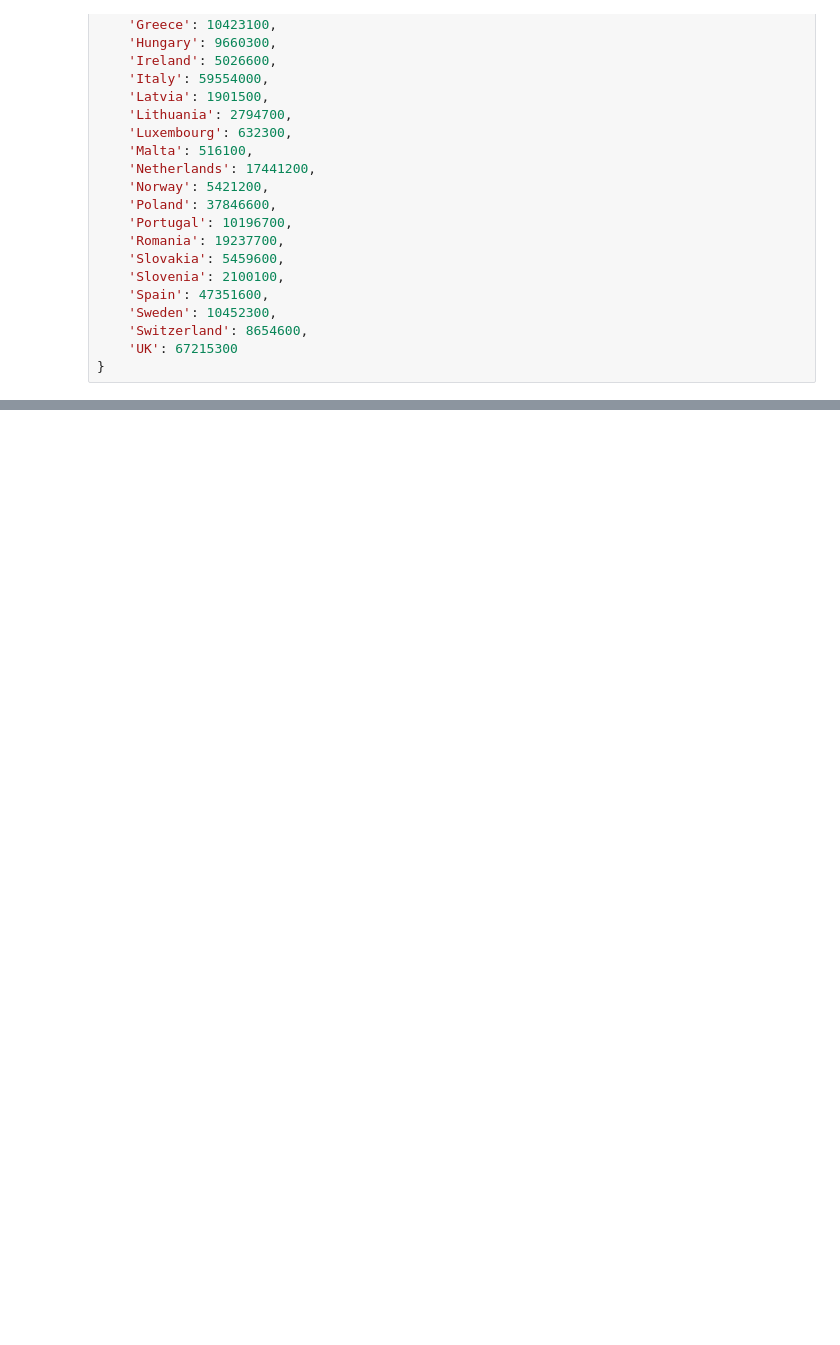
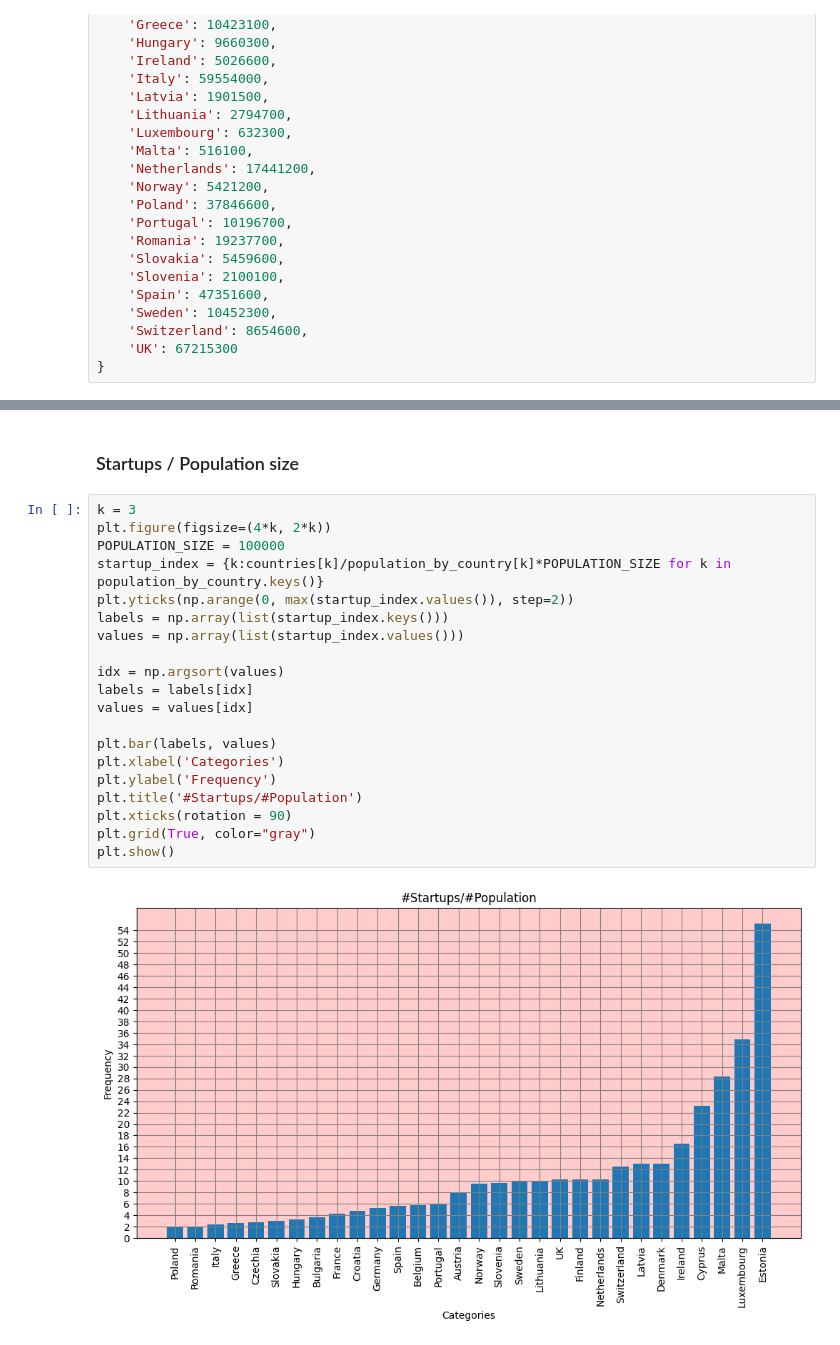
Before and after one commit to dominikstipic/data-science, a Jupyter notebook: startupAnalyst/main.ipynb, the cells around one changed output, grey strips where cells are left out. Drawn from its saved outputs; the diff is of its cells as text; blank space fills up the shorter version.

```diff
--- a/startupAnalyst/main.ipynb
+++ b/startupAnalyst/main.ipynb
@@ -95,0 +96,24 @@ viz(startup_index, top=12, step=1)
+# %% [markdown]
+### Startups / Population size
+# %%
+k = 3
+plt.figure(figsize=(4*k, 2*k))
+POPULATION_SIZE = 100000
+startup_index = {k:countries[k]/population_by_country[k]*POPULATION_SIZE for k in population_by_country.keys()}
+plt.yticks(np.arange(0, max(startup_index.values()), step=2))
+labels = np.array(list(startup_index.keys()))
+values = np.array(list(startup_index.values()))
+
+idx = np.argsort(values)
+labels = labels[idx]
+values = values[idx]
+
+plt.bar(labels, values)
+plt.xlabel('Categories')
+plt.ylabel('Frequency')
+plt.title('#Startups/#Population')
+plt.xticks(rotation = 90)
+plt.grid(True, color="gray")
+plt.show()
+# %% [output]
+[figure, added]
```
Also changed, not shown: parts of 7 cells of this notebook, 3 other files.
